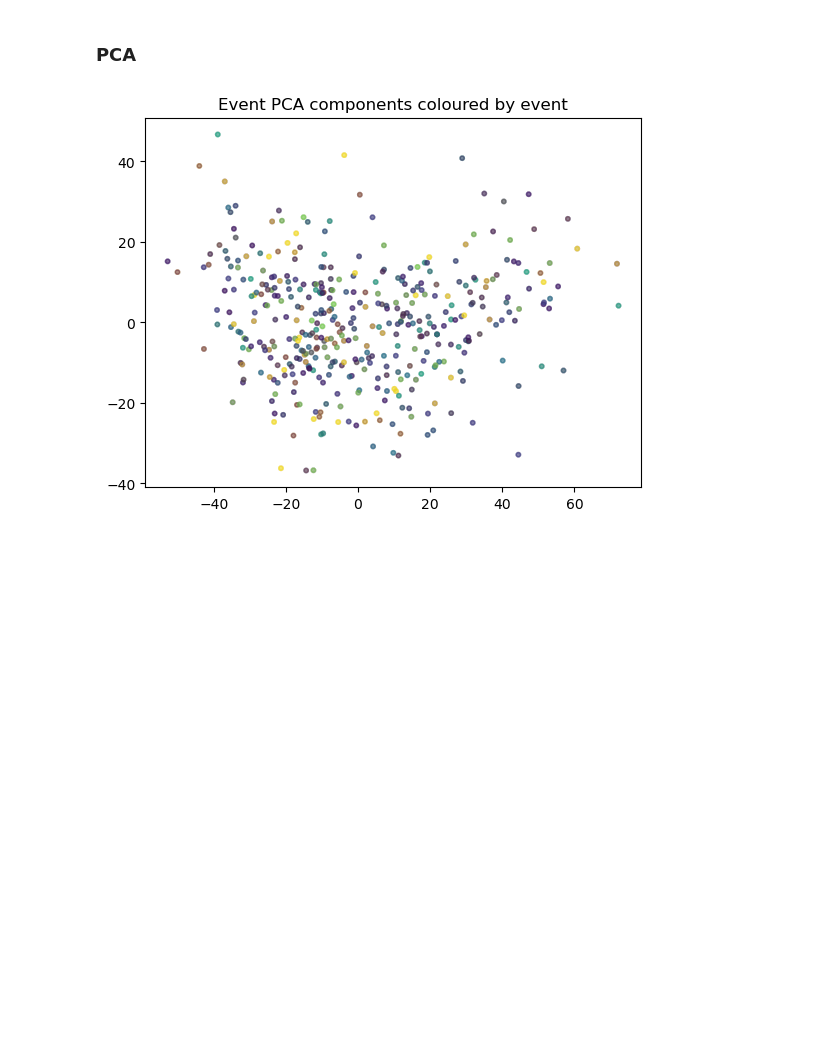
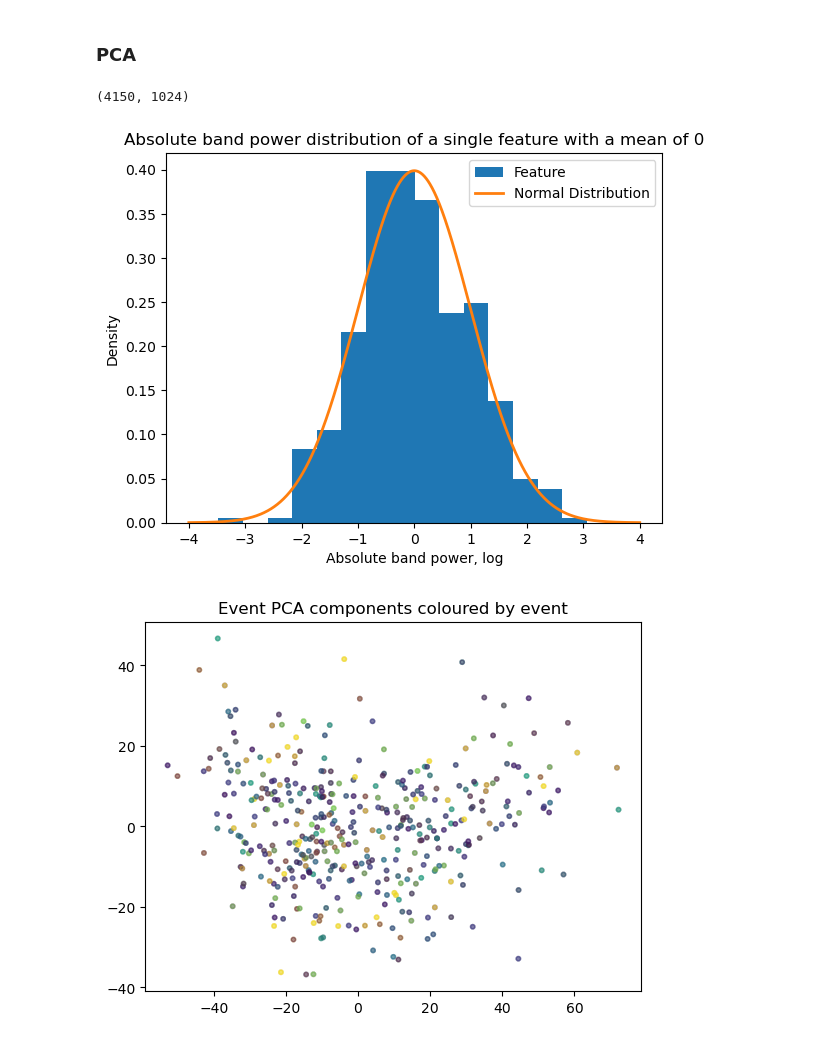
Before and after one commit to kerseviciute/problem-at-hand, a Jupyter notebook: classifier3.ipynb, the cells around one changed output. Drawn from its saved outputs; the diff is of its cells as text; code cells hidden in the pictures; blank space fills up the shorter version.

```diff
--- a/classifier3.ipynb
+++ b/classifier3.ipynb
@@ -82,6 +82,29 @@ plt.show()
 # %%
 x = np.log(feature_matrix.values.T)
 x = (x - np.mean(x, axis = 0)) / np.std(x, axis = 0)
+# %%
+x.shape
+# %% [output]
+(4150, 1024)
+# %%
+data = x[ :, 0 ]
+
+mean = np.mean(data)
+std_dev = np.std(data)
+
+# Thanks to ChatGPT, we generate a normal distribution and calculate the probability density function
+norm_x = np.linspace(mean - 4 * std_dev, mean + 4 * std_dev, 1000)
+pdf_values = (1 / (std_dev * np.sqrt(2 * np.pi))) * np.exp(-(norm_x - mean) ** 2 / (2 * std_dev ** 2))
+
+plt.hist(data, bins = 15, density = True, label = f'Feature')
+plt.plot(norm_x, pdf_values, linewidth = 2, label = 'Normal Distribution')
+plt.xlabel('Absolute band power, log')
+plt.ylabel('Density')
+plt.title(f'Absolute band power distribution of a single feature with a mean of {round(mean)}')
+plt.legend()
+plt.show()
+# %% [output]
+[figure, added]
 # %%
 pca = PCA(n_components = 2).fit_transform(x)
 assert pca.shape[0] == len(key)
```
